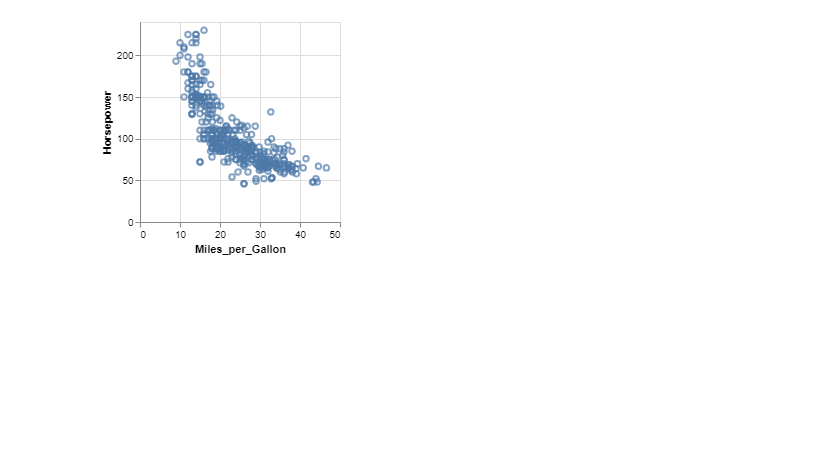
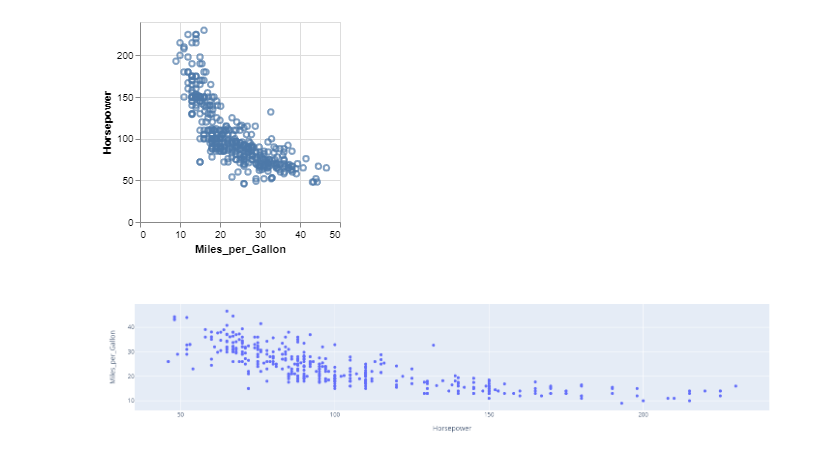
Before and after one commit to alex-rind/dvis4-examples, a Jupyter notebook: ScatterPlot.ipynb, the cells around one changed output. Saved outputs shown, nothing was run; the diff lists cells and outputs as text; code cells hidden in the pictures; blank space fills up the shorter version.

Commit message:
scatter plot plotly example

```diff
--- a/ScatterPlot.ipynb
+++ b/ScatterPlot.ipynb
@@ -124,0 +129,5 @@ VegaLite(spec)
+# %%
+fig = px.scatter(df, x="Horsepower", y="Miles_per_Gallon")
+fig.show()
+# %% [output]
+[figure, added]
```
Also changed, not shown: parts of 3 cells of this notebook.
